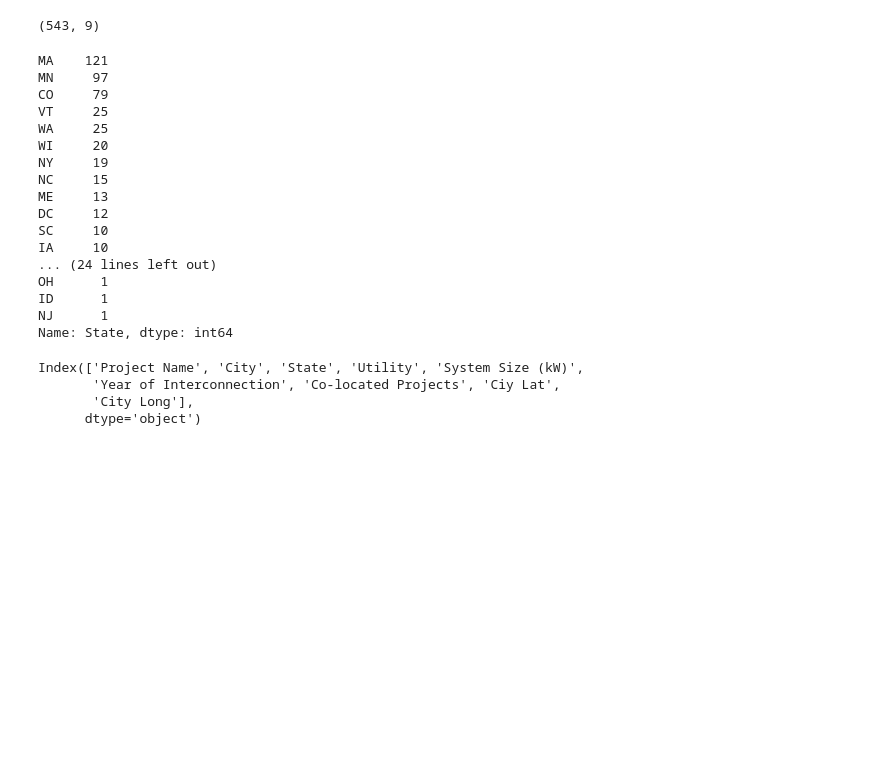
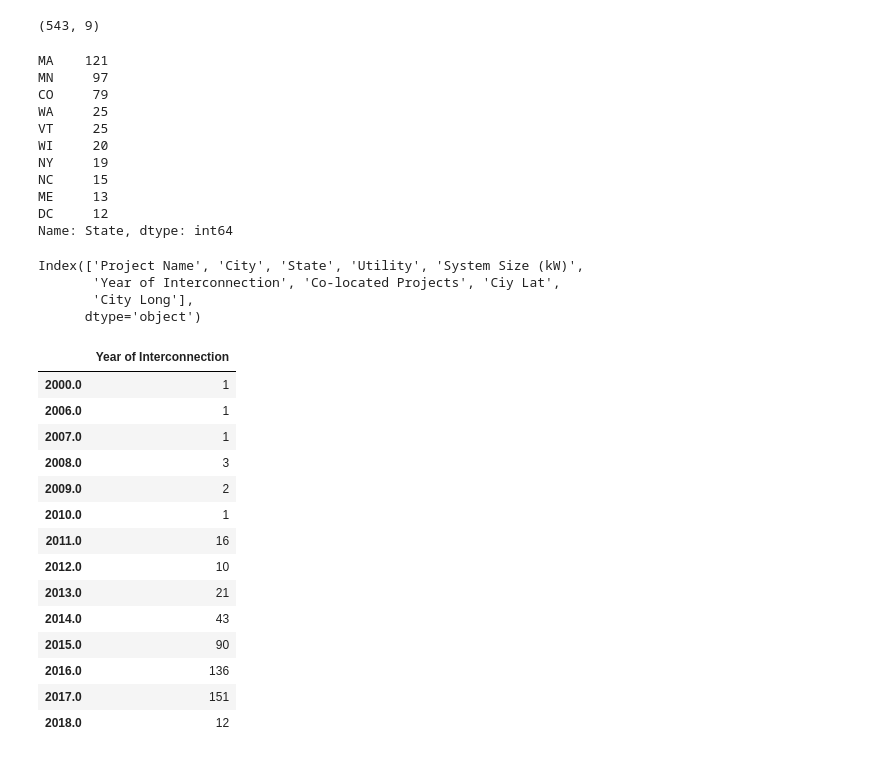
Before and after one commit to mattrehbein/data_studio, a Jupyter notebook: code/05-project/Community solar gardens.ipynb, the cells around one changed output. Cells and saved outputs as stored; diff of their text form; code cells hidden in the pictures; blank space fills up the shorter version.

```diff
--- a/code/05-project/Community solar gardens.ipynb
+++ b/code/05-project/Community solar gardens.ipynb
@@ -16,24 +16,18 @@ df.shape
 # %% [output]
 (543, 9)
 # %%
-df.State.value_counts()
+df.State.value_counts().head(10)
 # %% [output]
 MA    121
 MN     97
 CO     79
+WA     25
 VT     25
-WA     25
 WI     20
 NY     19
 NC     15
 ME     13
 DC     12
-SC     10
-IA     10
-... (24 lines left out)
-OH      1
-ID      1
-NJ      1
 Name: State, dtype: int64
 # %%
 df.columns
@@ -42,3 +36,21 @@ Index(['Project Name', 'City', 'State', 'Utility', 'System Size (kW)',
        'Year of Interconnection', 'Co-located Projects', 'Ciy Lat',
        'City Long'],
       dtype='object')
+# %%
+df['Year of Interconnection'].value_counts().to_frame().sort_index()
+# %% [output]
+|  | Year of Interconnection |
+| 2000.0 | 1 |
+| 2006.0 | 1 |
+| 2007.0 | 1 |
+| 2008.0 | 3 |
+| 2009.0 | 2 |
+| 2010.0 | 1 |
+| 2011.0 | 16 |
+| 2012.0 | 10 |
+| 2013.0 | 21 |
+| 2014.0 | 43 |
+| 2015.0 | 90 |
+| 2016.0 | 136 |
+| 2017.0 | 151 |
+| 2018.0 | 12 |
```
Also changed, not shown: parts of 5 cells of this notebook, 4 other files.
